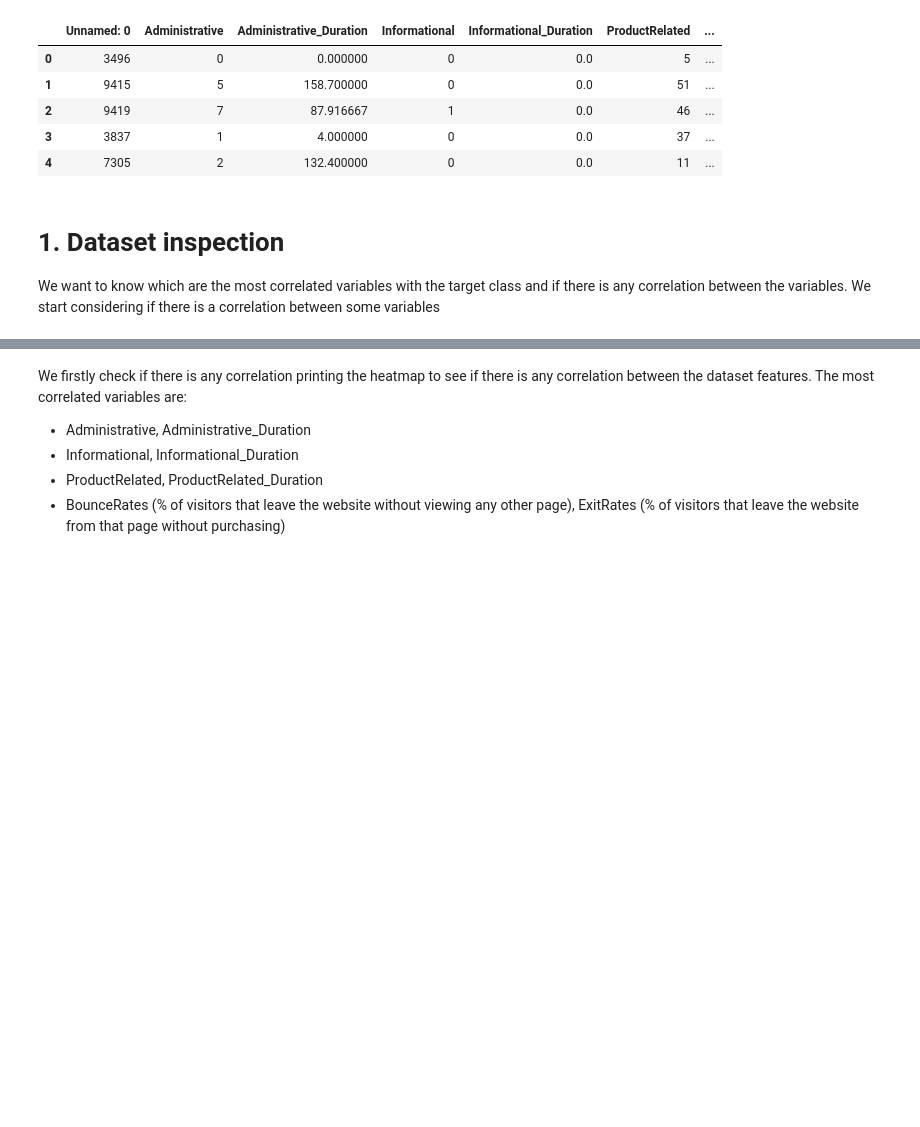
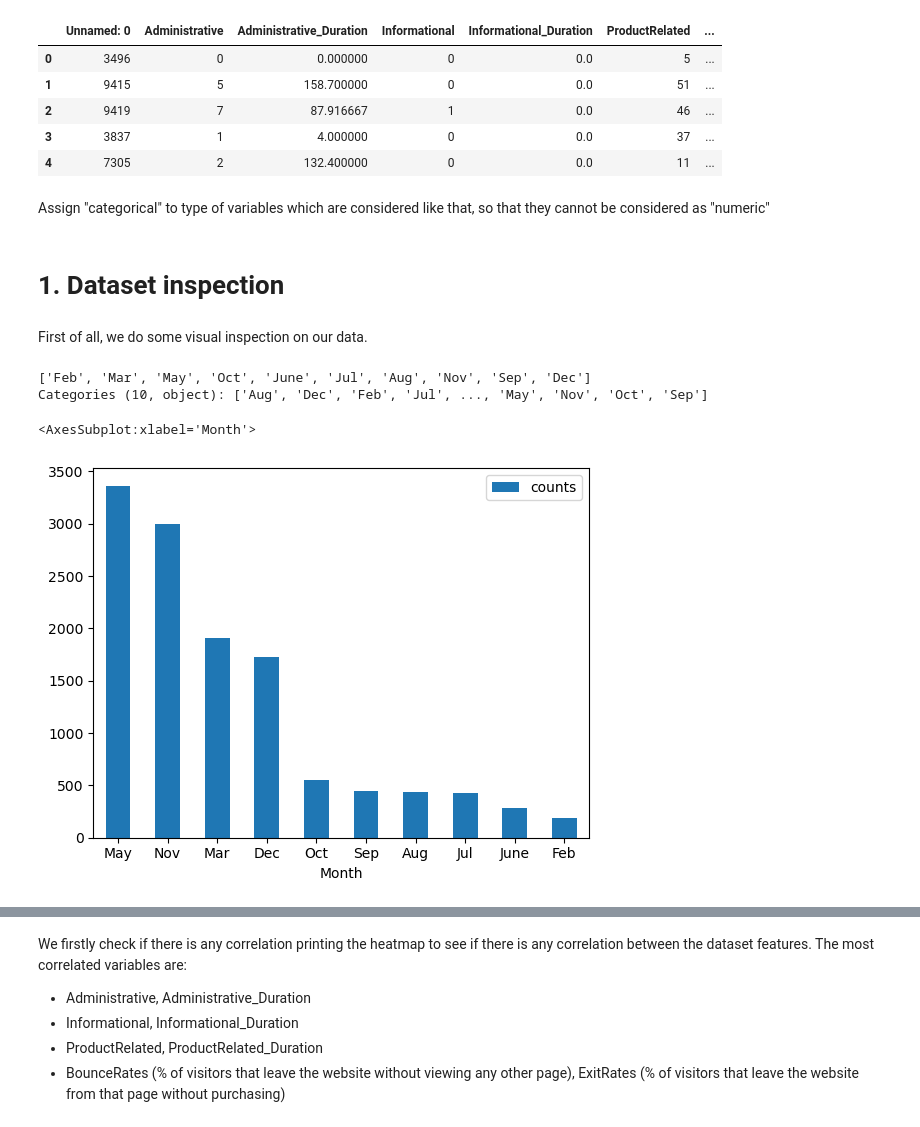
Before and after one commit to sararesta/ML-Homework, a Jupyter notebook: Margiotta_Resta_ML_HW.ipynb, the cells around one changed output, grey strips where cells are left out. Cells and saved outputs as stored; diff of their text form; code cells hidden in the pictures; blank space fills up the shorter version.

```diff
--- a/Margiotta_Resta_ML_HW.ipynb
+++ b/Margiotta_Resta_ML_HW.ipynb
@@ -34,3 +34,5 @@ online_shoppers_training.head()
 | 2 | 9419 | 7 | 87.916667 | 1 | 0.0 | 46 | ... |
 | 3 | 3837 | 1 | 4.000000 | 0 | 0.0 | 37 | ... |
 | 4 | 7305 | 2 | 132.400000 | 0 | 0.0 | 11 | ... |
+# %% [markdown]
+Assign "categorical" to type of variables which are considered like that, so that they cannot be considered as "numeric"
@@ -37,4 +47,15 @@ online_shoppers_training.head()
 # %% [markdown]
 # 1. Dataset inspection
-We want to know which are the most correlated variables with the target class and if there is any correlation between the variables.
-We start considering if there is a correlation between some variables
+# %% [markdown]
+First of all, we do some visual inspection on our data.
+# %%
+# Month --> categorical
+online_shoppers['Month'].unique() # 10 categories
+df = pd.DataFrame({'Month':list(online_shoppers['Month'].value_counts().index),
+                   'counts':list(online_shoppers['Month'].value_counts().values)})
+df.plot.bar(x='Month', y='counts', rot=0)
+# %% [output]
+['Feb', 'Mar', 'May', 'Oct', 'June', 'Jul', 'Aug', 'Nov', 'Sep', 'Dec']
+Categories (10, object): ['Aug', 'Dec', 'Feb', 'Jul', ..., 'May', 'Nov', 'Oct', 'Sep']
+<AxesSubplot:xlabel='Month'>
+[figure, added]
```
Also changed, not shown: parts of 22 cells of this notebook, 1 other file.
